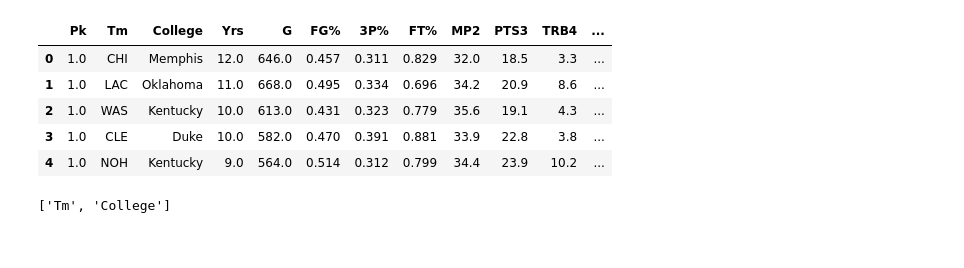
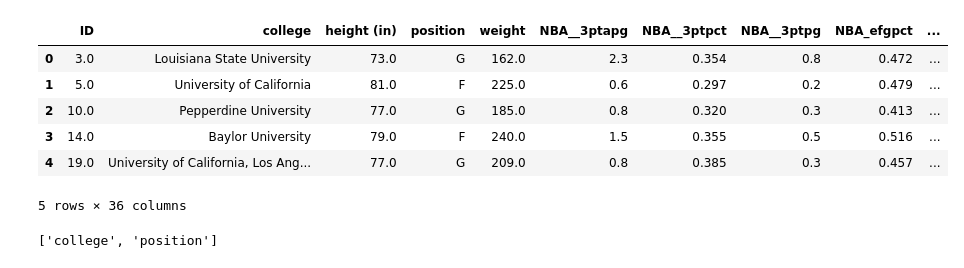
Before and after one commit to JunTheRewels/basket-money-ball, a Jupyter notebook: dataset1_model.ipynb, the cells around one changed output. Drawn from its saved outputs; the diff is of its cells as text; code cells hidden in the pictures.

```diff
--- a/dataset1_model.ipynb
+++ b/dataset1_model.ipynb
@@ -11,7 +11,7 @@ from sklearn.preprocessing import StandardScaler,OneHotEncoder
 # %%
 # Read the draft_2008-2018.csv file from the Resources folder into a Pandas DataFrame
 draft_data_df = pd.read_csv(
-    Path("./Resources/college/draft_2008-2018.csv")
+    Path("./Resources/college/players.csv")
 )
 
 # Review the DataFrame
@@ -26,3 +26,0 @@ draft_data_df.head()
-# %%
-draft_data_df["Success"] = np.random.rand(658)
-draft_data_df.head()
@@ -36,4 +27,4 @@ draft_data_df.head()
 # %%
-draft_data_df = draft_data_df.drop(columns=["Player"])
+draft_data_df = draft_data_df.drop(columns=["name", "active_from", "active_to", "birth_date"])
 draft_data_df.head()
 # %% [output]
@@ -67,22 +57,23 @@ Success    float64
 dtype: object
 # %%
-draft_data_df["Pk"] = draft_data_df["Pk"].astype(float)
+draft_data_df[["ID", "height (in)", "weight", "NBA_g_played", "NCAA_games"]] = draft_data_df[["ID", "height (in)", "weight", "NBA_g_played", "NCAA_games"]].astype(float)
 draft_data_df.head()
 # %% [output]
-|  | Pk | Tm | College | Yrs | G | FG% | 3P% | FT% | MP2 | PTS3 | TRB4 | ... |
-| 0 | 1.0 | CHI | Memphis | 12.0 | 646.0 | 0.457 | 0.311 | 0.829 | 32.0 | 18.5 | 3.3 | ... |
-| 1 | 1.0 | LAC | Oklahoma | 11.0 | 668.0 | 0.495 | 0.334 | 0.696 | 34.2 | 20.9 | 8.6 | ... |
-| 2 | 1.0 | WAS | Kentucky | 10.0 | 613.0 | 0.431 | 0.323 | 0.779 | 35.6 | 19.1 | 4.3 | ... |
-| 3 | 1.0 | CLE | Duke | 10.0 | 582.0 | 0.470 | 0.391 | 0.881 | 33.9 | 22.8 | 3.8 | ... |
-| 4 | 1.0 | NOH | Kentucky | 9.0 | 564.0 | 0.514 | 0.312 | 0.799 | 34.4 | 23.9 | 10.2 | ... |
+|  | ID | college | height (in) | position | weight | NBA__3ptapg | NBA__3ptpct | NBA__3ptpg | NBA_efgpct | ... |
+| 0 | 3.0 | Louisiana State University | 73.0 | G | 162.0 | 2.3 | 0.354 | 0.8 | 0.472 | ... |
+| 1 | 5.0 | University of California | 81.0 | F | 225.0 | 0.6 | 0.297 | 0.2 | 0.479 | ... |
+| 2 | 10.0 | Pepperdine University | 77.0 | G | 185.0 | 0.8 | 0.320 | 0.3 | 0.413 | ... |
+| 3 | 14.0 | Baylor University | 79.0 | F | 240.0 | 1.5 | 0.355 | 0.5 | 0.516 | ... |
+| 4 | 19.0 | University of California, Los Ang... | 77.0 | G | 209.0 | 0.8 | 0.385 | 0.3 | 0.457 | ... |
+5 rows × 36 columns
 # %%
 # Create a list of categorical variables
-categorical_variables = ["Tm", "College"]
+categorical_variables = ["college", "position"]
 
 # Display the categorical variables list
 categorical_variables
 # %% [output]
-['Tm', 'College']
+['college', 'position']
 # %%
 # Create a OneHotEncoder instance
 enc = OneHotEncoder(sparse=False)
```
Also changed, not shown: parts of 13 cells of this notebook, 3 other files.
